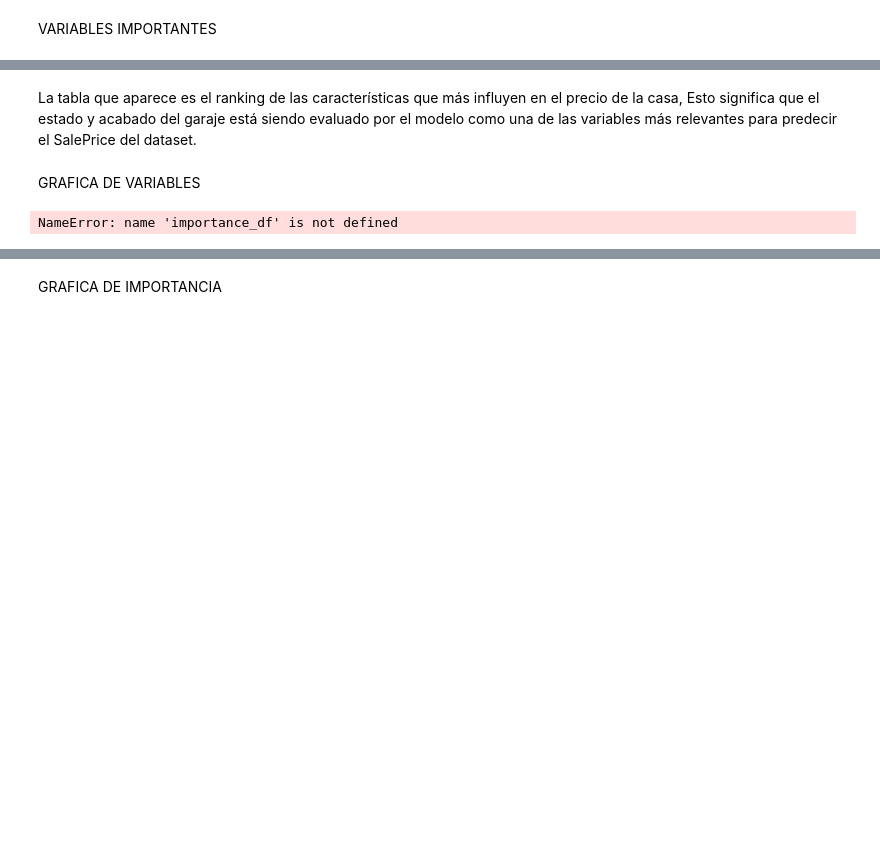
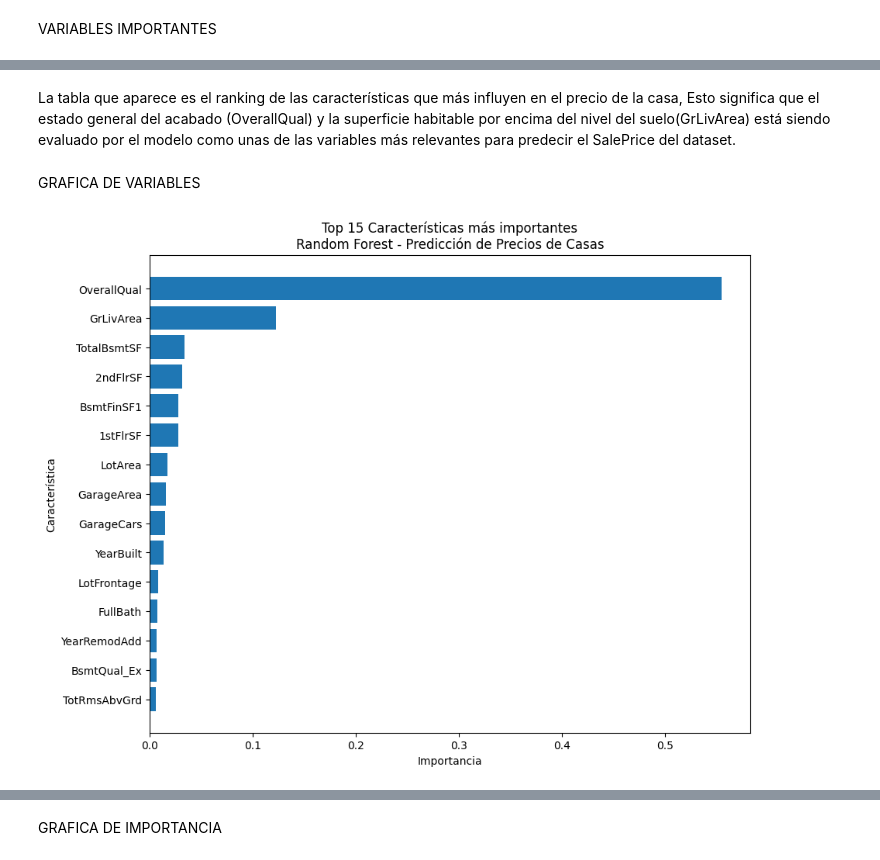
Before and after one commit to rodrigoosoriogaona/Ciencia-de-Datos, a Jupyter notebook: Ciencia de Datos.ipynb, the cells around one changed output, grey strips where cells are left out. Cells and saved outputs as stored; diff of their text form; code cells hidden in the pictures; blank space fills up the shorter version.

```diff
--- a/Ciencia de Datos.ipynb
+++ b/Ciencia de Datos.ipynb
@@ -213,25 +201,25 @@ importance_df = pd.DataFrame({
 # %% [markdown]
-La tabla que aparece es el ranking de las características que más influyen en el precio de la casa, Esto significa que el estado y acabado del garaje está siendo evaluado por el modelo como una de las variables más relevantes para predecir el SalePrice del dataset.
+La tabla que aparece es el ranking de las características que más influyen en el precio de la casa, Esto significa que el estado general del acabado (OverallQual) y  la superficie habitable por encima del nivel del suelo(GrLivArea) está siendo evaluado por el modelo como unas de las variables más relevantes para predecir el SalePrice del dataset.
 # %% [markdown]
 GRAFICA DE VARIABLES
 # %%
 import matplotlib.pyplot as plt
 
 # Top 15 características
-top_n = 15
-top_features = importance_df.head(top_n).sort_values('Importancia')
+top = 15
+top_caracteristicas = tabla_importancias.head(top).sort_values('Importancia')
 
 plt.figure(figsize=(10, 8))
 
-plt.barh(top_features['Característica'], top_features['Importancia'])
+plt.barh(top_caracteristicas['Característica'], top_caracteristicas['Importancia'])
 
 plt.xlabel('Importancia')
 
 plt.ylabel('Característica')
 
 plt.title('Top 15 Características más importantes\nRandom Forest - Predicción de Precios de Casas')
 
 plt.show()
 # %% [output]
-NameError: name 'importance_df' is not defined
+[figure, added]
 # %%
```
Also changed, not shown: parts of 16 cells of this notebook.
